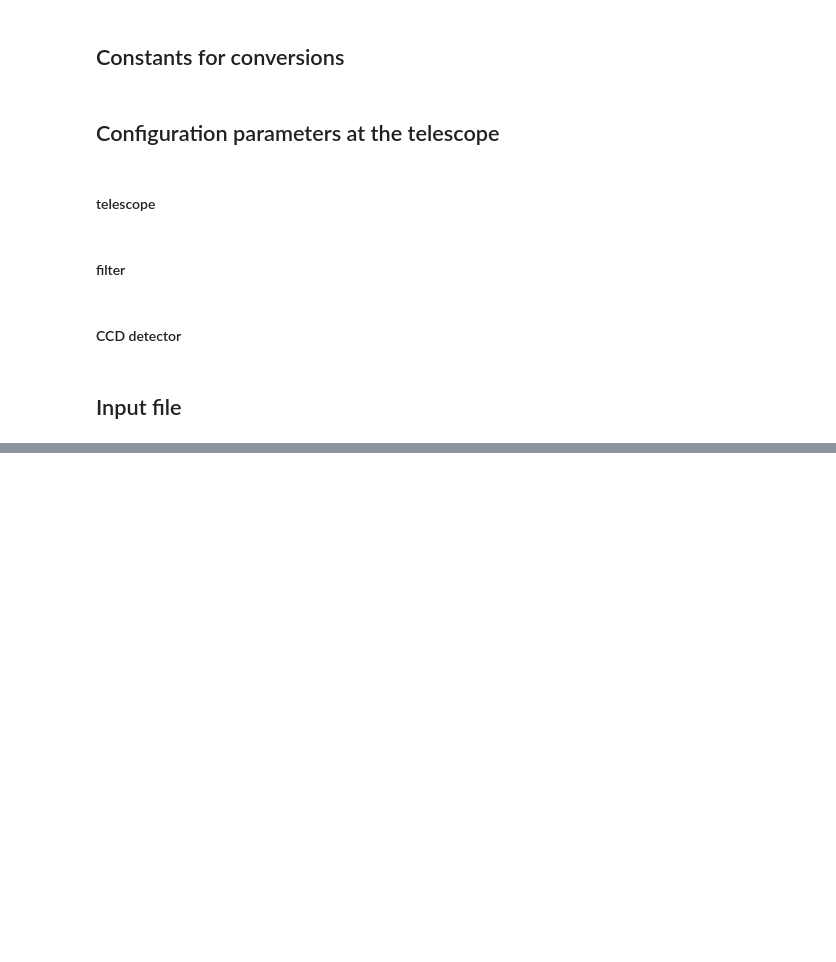
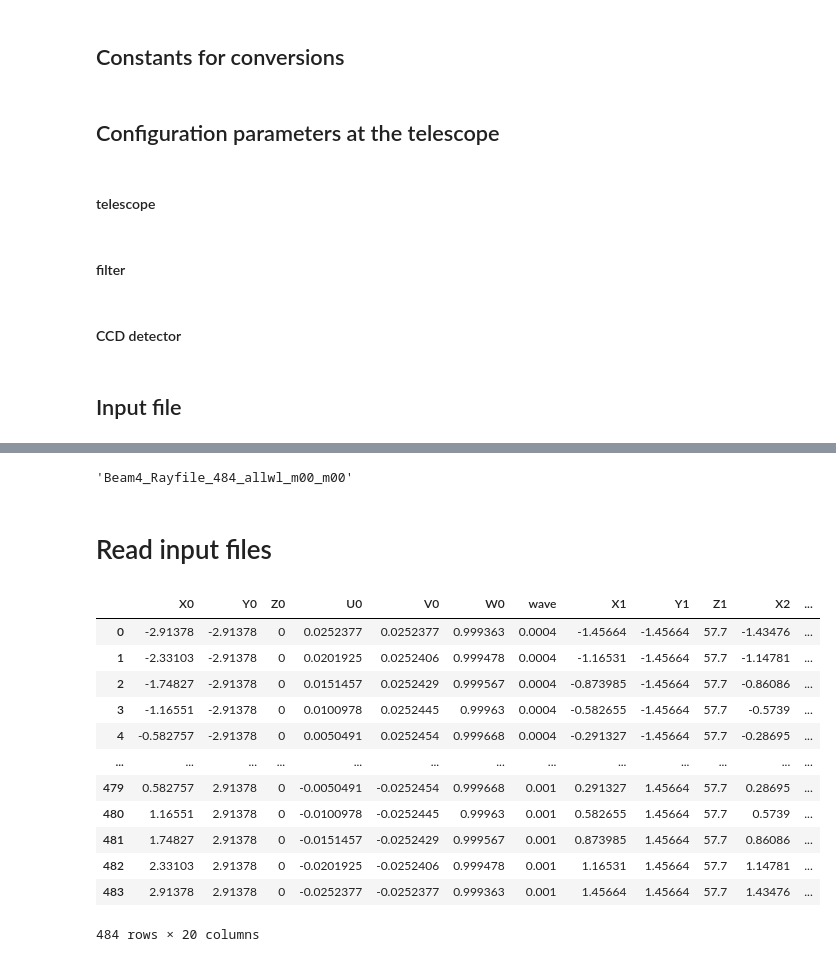
Before and after one commit to sylvielsstfr/OpticSimWthB4, a Jupyter notebook: DrawBeams/notebooks_draw/DrawBeams.ipynb, the cells around one changed output, grey strips where cells are left out. Drawn from its saved outputs; the diff is of its cells as text; code cells hidden in the pictures; blank space fills up the shorter version.

```diff
--- a/DrawBeams/notebooks_draw/DrawBeams.ipynb
+++ b/DrawBeams/notebooks_draw/DrawBeams.ipynb
@@ -349,0 +113,6 @@ plt.savefig(figname2)
+# %%
+Beam4_Rayfile
+# %% [output]
+'Beam4_Rayfile_484_allwl_m00_m00'
+# %% [markdown]
+# Read input files
@@ -349,0 +123,23 @@ plt.savefig(figname2)
+# %%
+input_hoe = pd.ExcelFile(rayfile_hoe)
+df_hoe = input_hoe.parse(index_row=0,header=1)
+df_hoe=df_hoe.iloc[0:NBTOT]
+# %%
+# rename columns otherwise they are not recognize
+df_hoe.columns = ["X0","Y0","Z0","U0","V0","W0","wave","X1","Y1","Z1","X2","Y2","Z2","X3","Y3","Z3","Xfinal","Yfinal","Zfinal","Notes"]
+# %%
+df_hoe
+# %% [output]
+|  | X0 | Y0 | Z0 | U0 | V0 | W0 | wave | X1 | Y1 | Z1 | X2 | ... |
+| 0 | -2.91378 | -2.91378 | 0 | 0.0252377 | 0.0252377 | 0.999363 | 0.0004 | -1.45664 | -1.45664 | 57.7 | -1.43476 | ... |
+| 1 | -2.33103 | -2.91378 | 0 | 0.0201925 | 0.0252406 | 0.999478 | 0.0004 | -1.16531 | -1.45664 | 57.7 | -1.14781 | ... |
+| 2 | -1.74827 | -2.91378 | 0 | 0.0151457 | 0.0252429 | 0.999567 | 0.0004 | -0.873985 | -1.45664 | 57.7 | -0.86086 | ... |
+| 3 | -1.16551 | -2.91378 | 0 | 0.0100978 | 0.0252445 | 0.99963 | 0.0004 | -0.582655 | -1.45664 | 57.7 | -0.5739 | ... |
+| 4 | -0.582757 | -2.91378 | 0 | 0.0050491 | 0.0252454 | 0.999668 | 0.0004 | -0.291327 | -1.45664 | 57.7 | -0.28695 | ... |
+| ... | ... | ... | ... | ... | ... | ... | ... | ... | ... | ... | ... | ... |
+| 479 | 0.582757 | 2.91378 | 0 | -0.0050491 | -0.0252454 | 0.999668 | 0.001 | 0.291327 | 1.45664 | 57.7 | 0.28695 | ... |
+| 480 | 1.16551 | 2.91378 | 0 | -0.0100978 | -0.0252445 | 0.99963 | 0.001 | 0.582655 | 1.45664 | 57.7 | 0.5739 | ... |
+| 481 | 1.74827 | 2.91378 | 0 | -0.0151457 | -0.0252429 | 0.999567 | 0.001 | 0.873985 | 1.45664 | 57.7 | 0.86086 | ... |
+| 482 | 2.33103 | 2.91378 | 0 | -0.0201925 | -0.0252406 | 0.999478 | 0.001 | 1.16531 | 1.45664 | 57.7 | 1.14781 | ... |
+| 483 | 2.91378 | 2.91378 | 0 | -0.0252377 | -0.0252377 | 0.999363 | 0.001 | 1.45664 | 1.45664 | 57.7 | 1.43476 | ... |
+484 rows × 20 columns
```
Also changed, not shown: parts of 57 cells of this notebook, 1 other file.
